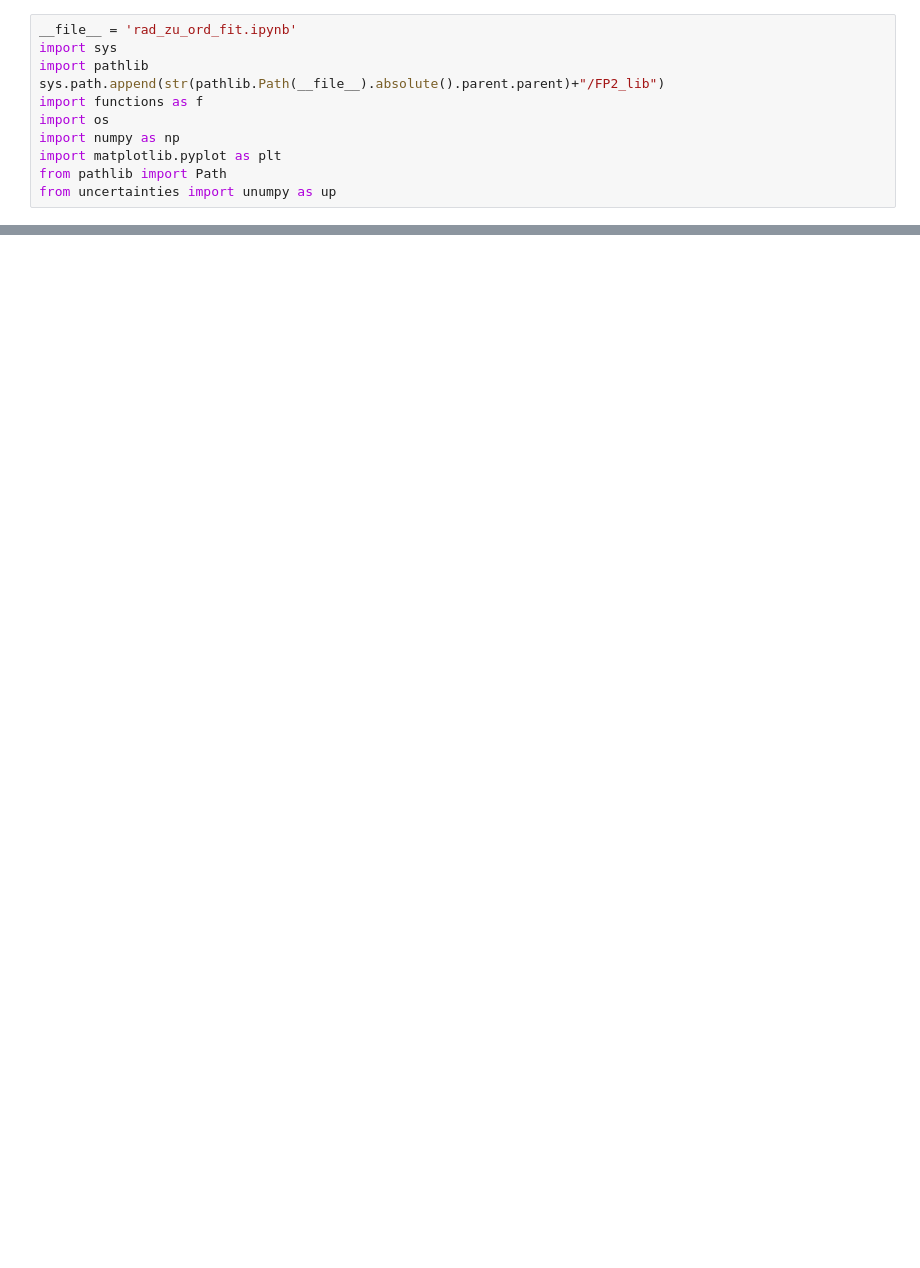
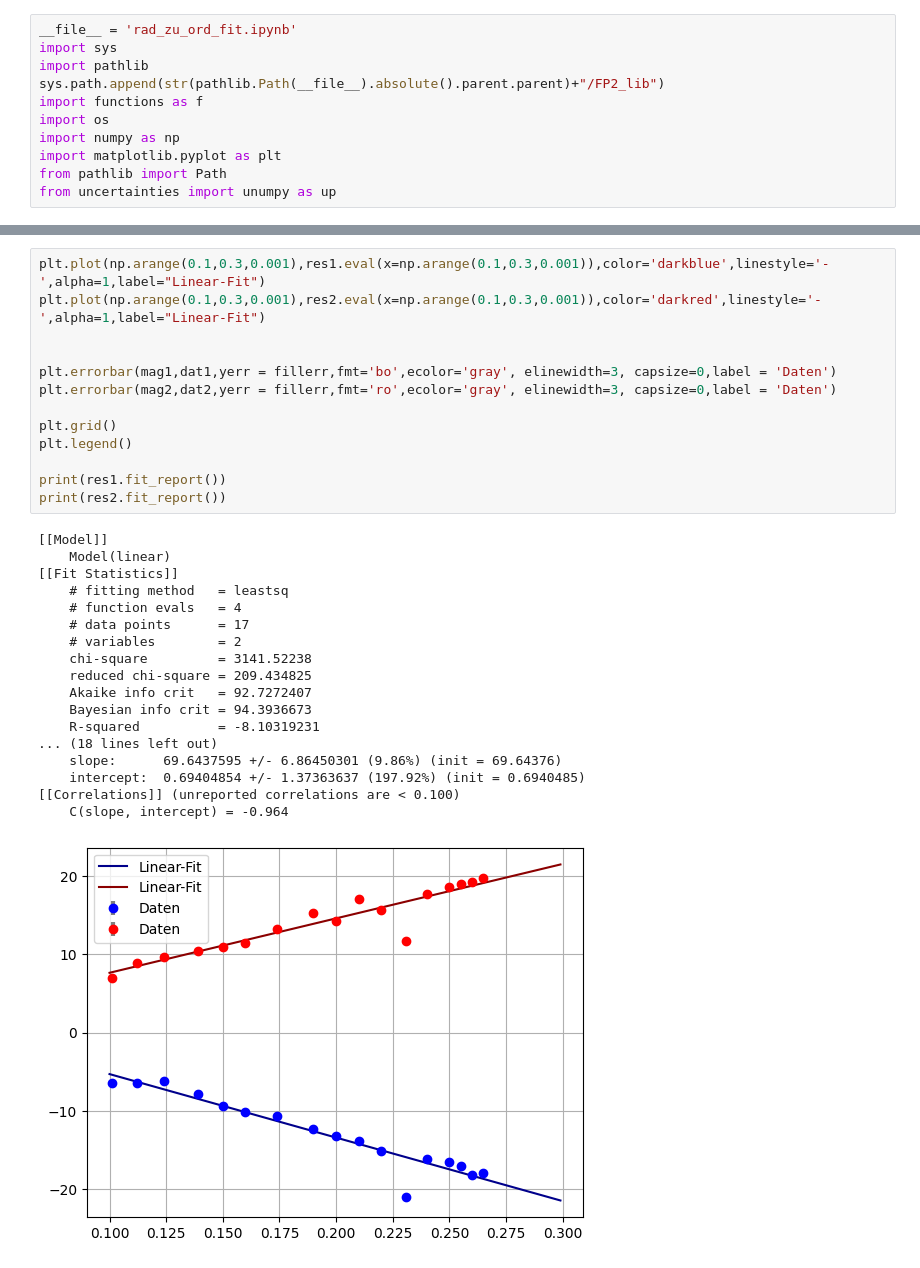
Before and after one commit to Friedrich-Jahns/Fortgeschrittenen-Praktikum-Physik, a Jupyter notebook: FP2_Zeemann/borsch_mag/borsch_mag.ipynb, the cells around one changed output, grey strips where cells are left out. Drawn from its saved outputs; the diff is of its cells as text; blank space fills up the shorter version.

```diff
--- a/FP2_Zeemann/borsch_mag/borsch_mag.ipynb
+++ b/FP2_Zeemann/borsch_mag/borsch_mag.ipynb
@@ -17,0 +42,32 @@ ValueError: Some errors were detected !
+# %%
+plt.plot(np.arange(0.1,0.3,0.001),res1.eval(x=np.arange(0.1,0.3,0.001)),color='darkblue',linestyle='-',alpha=1,label="Linear-Fit")
+plt.plot(np.arange(0.1,0.3,0.001),res2.eval(x=np.arange(0.1,0.3,0.001)),color='darkred',linestyle='-',alpha=1,label="Linear-Fit")
+
+
+plt.errorbar(mag1,dat1,yerr = fillerr,fmt='bo',ecolor='gray', elinewidth=3, capsize=0,label = 'Daten')
+plt.errorbar(mag2,dat2,yerr = fillerr,fmt='ro',ecolor='gray', elinewidth=3, capsize=0,label = 'Daten')
+
+plt.grid()
+plt.legend()
+
+print(res1.fit_report())
+print(res2.fit_report())
+# %% [output]
+[[Model]]
+    Model(linear)
+[[Fit Statistics]]
+    # fitting method   = leastsq
+    # function evals   = 4
+    # data points      = 17
+    # variables        = 2
+    chi-square         = 3141.52238
+    reduced chi-square = 209.434825
+    Akaike info crit   = 92.7272407
+    Bayesian info crit = 94.3936673
+    R-squared          = -8.10319231
+... (18 lines left out)
+    slope:      69.6437595 +/- 6.86450301 (9.86%) (init = 69.64376)
+    intercept:  0.69404854 +/- 1.37363637 (197.92%) (init = 0.6940485)
+[[Correlations]] (unreported correlations are < 0.100)
+    C(slope, intercept) = -0.964
+[figure, added]
```
Also changed, not shown: parts of 5 cells of this notebook, 2 other files.
